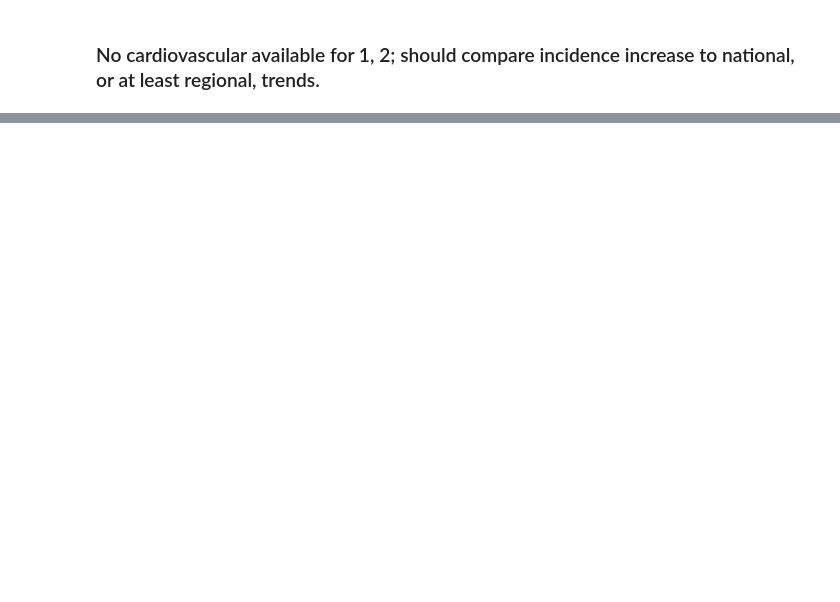
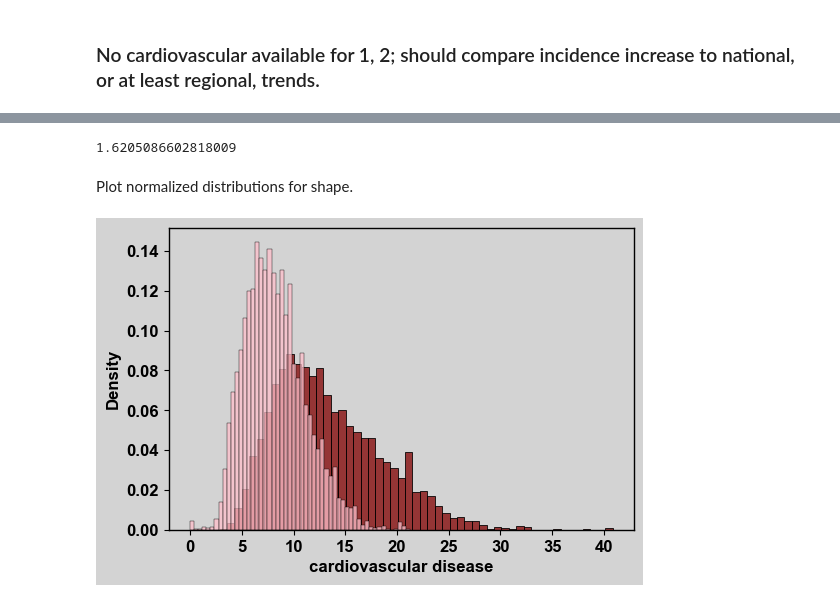
Before and after one commit to gigi-codes/warehouse_density, a Jupyter notebook: Giovanna/02_aggregateEDA.ipynb, the cells around one changed output, grey strips where cells are left out. Saved outputs shown, nothing was run; the diff lists cells and outputs as text; code cells hidden in the pictures; blank space fills up the shorter version.

```diff
--- a/Giovanna/02_aggregateEDA.ipynb
+++ b/Giovanna/02_aggregateEDA.ipynb
@@ -347,0 +374,19 @@ sns.histplot(data = df3,
+# %%
+df4[x].sum()/df3[x].sum()
+# %% [output]
+1.6205086602818009
+# %% [markdown]
+Plot normalized distributions for shape.
+# %%
+sns.histplot(data = df4,
+        x = x,
+        color = 'maroon',
+        stat = "density"
+        );
+sns.histplot(data = df3,
+        x = x,
+        color = 'pink',
+        stat = 'density'
+        );
+# %% [output]
+[figure, added]
```
Also changed, not shown: parts of 22 cells of this notebook, 6 other files.
